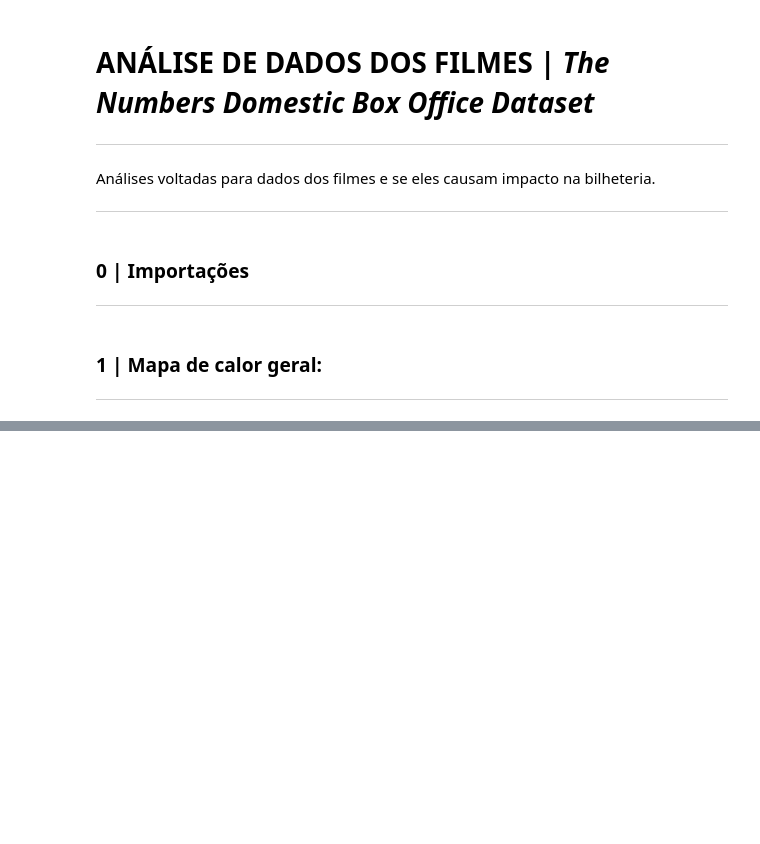
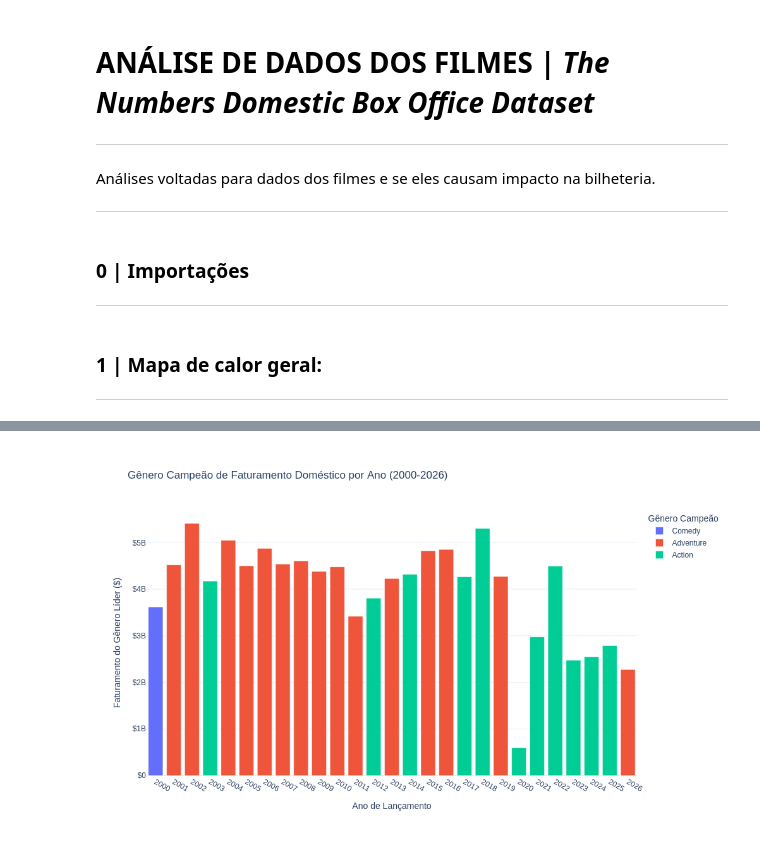
Before and after one commit to samuelsilvg/CD-boxOfficeAnalysis, a Jupyter notebook: notebooks/analise_movies.ipynb, the cells around one changed output, grey strips where cells are left out. Drawn from its saved outputs; the diff is of its cells as text; code cells hidden in the pictures; blank space fills up the shorter version.

```diff
--- a/notebooks/analise_movies.ipynb
+++ b/notebooks/analise_movies.ipynb
@@ -39,0 +74,37 @@ fig.show()
+# %%
+df_fat_ano = df.groupby(['year', 'genre'])['domestic_bo'].sum().reset_index()
+
+# 3. Filtra apenas o gênero com o MAIOR faturamento para cada ano
+idx_max = df_fat_ano.groupby('year')['domestic_bo'].idxmax()
+df_top_genre = df_fat_ano.loc[idx_max].reset_index(drop=True)
+
+# 4. Ordena estritamente por ano e converte para string (garante a ordem cronológica visual)
+df_top_genre = df_top_genre.sort_values('year').reset_index(drop=True)
+df_top_genre['year'] = df_top_genre['year'].astype(str)
+
+# 5. Cria o gráfico de barras travando a ordem exata das categorias
+fig = px.bar(
+    df_top_genre,
+    x='year',
+    y='domestic_bo',
+    color='genre',              # Cada gênero campeão ganha uma cor distinta na legenda
+    title='Gênero Campeão de Faturamento Doméstico por Ano (2000-2026)',
+    labels={
+        'year': 'Ano de Lançamento',
+        'domestic_bo': 'Faturamento do Gênero Líder ($)',
+        'genre': 'Gênero Campeão'
+    },
+    category_orders={'year': df_top_genre['year'].tolist()} # Força a ordem exata da lista
+)
+
+# 6. Ajustes visuais
+fig.update_layout(
+    width=1000,
+    height=600,
+    template='plotly_white'
+)
+fig.update_yaxes(tickprefix='$', separatethousands=True)
+
+fig.show()
+# %% [output]
+[figure, added]
```
Also changed, not shown: parts of 6 cells of this notebook, 3 other files.
